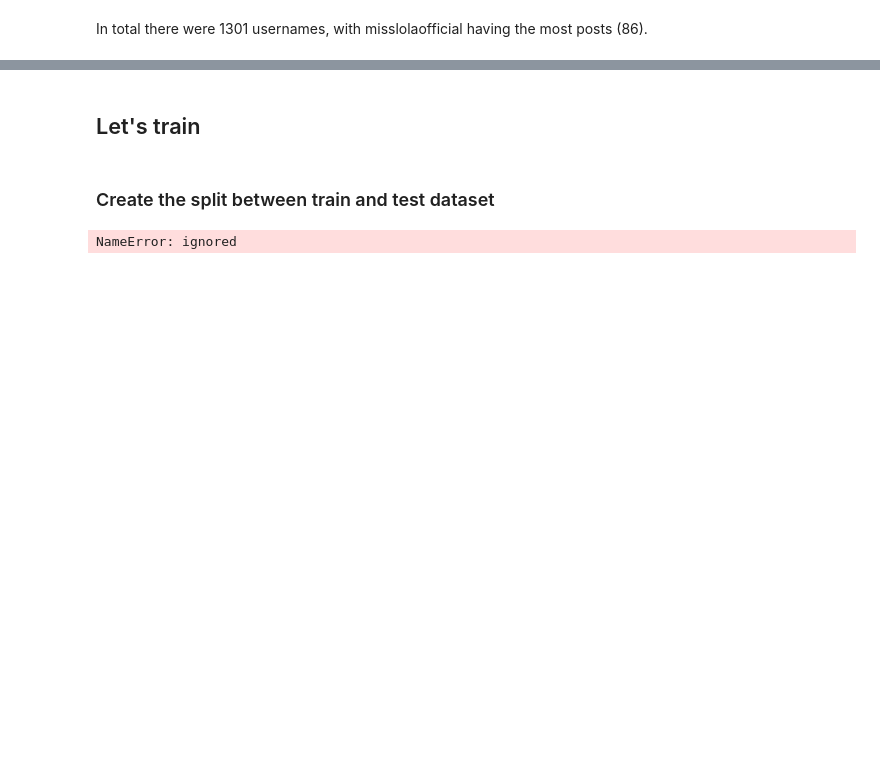
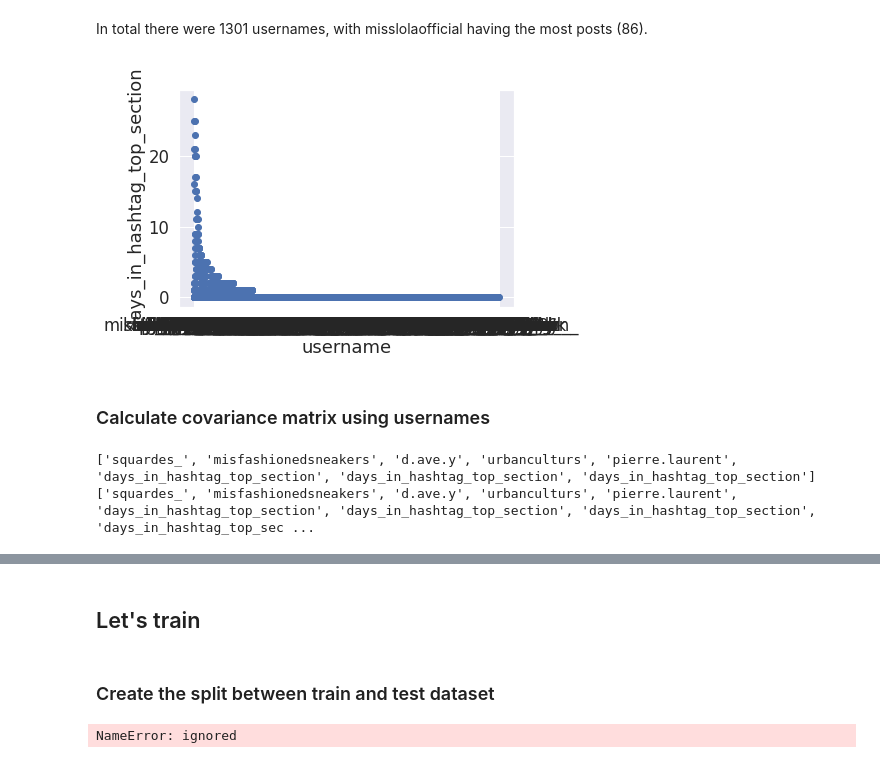
Before and after one commit to lavinama/modelling_social_data, a Jupyter notebook: predict_num_days_trending.ipynb, the cells around one changed output, grey strips where cells are left out. Saved outputs shown, nothing was run; the diff lists cells and outputs as text; code cells hidden in the pictures; blank space fills up the shorter version.

```diff
--- a/predict_num_days_trending.ipynb
+++ b/predict_num_days_trending.ipynb
@@ -166,7 +232,11 @@ plt.xlabel('squardes_')
 plt.ylabel('days_in_hashtag_top_section')
 plt.show()
 # %%
-plt.scatter(categ_df['username'], categ_df['days_in_hashtag_top_section'])
+plt.scatter(categ_df['username'][5:], categ_df['days_in_hashtag_top_section'][5:])
 plt.xlabel('username')
 plt.ylabel('days_in_hashtag_top_section')
 plt.show()
+# %% [output]
+[figure, added]
+# %% [markdown]
+### Calculate covariance matrix using usernames
@@ -172,0 +250,8 @@ plt.show()
+# %%
+train_dataset.sort_values(by=["days_in_hashtag_top_section"], axis=0, ascending=False)[:5]
+print(top_5_usernames)
+top_5_usernames.append("days_in_hashtag_top_section")
+print(top_5_usernames)
+# %% [output]
+['squardes_', 'misfashionedsneakers', 'd.ave.y', 'urbanculturs', 'pierre.laurent', 'days_in_hashtag_top_section', 'days_in_hashtag_top_section', 'days_in_hashtag_top_section']
+['squardes_', 'misfashionedsneakers', 'd.ave.y', 'urbanculturs', 'pierre.laurent', 'days_in_hashtag_top_section', 'days_in_hashtag_top_section', 'days_in_hashtag_top_section', 'days_in_hashtag_top_sec ...
```
Also changed, not shown: parts of 57 cells of this notebook, 26 other files.
